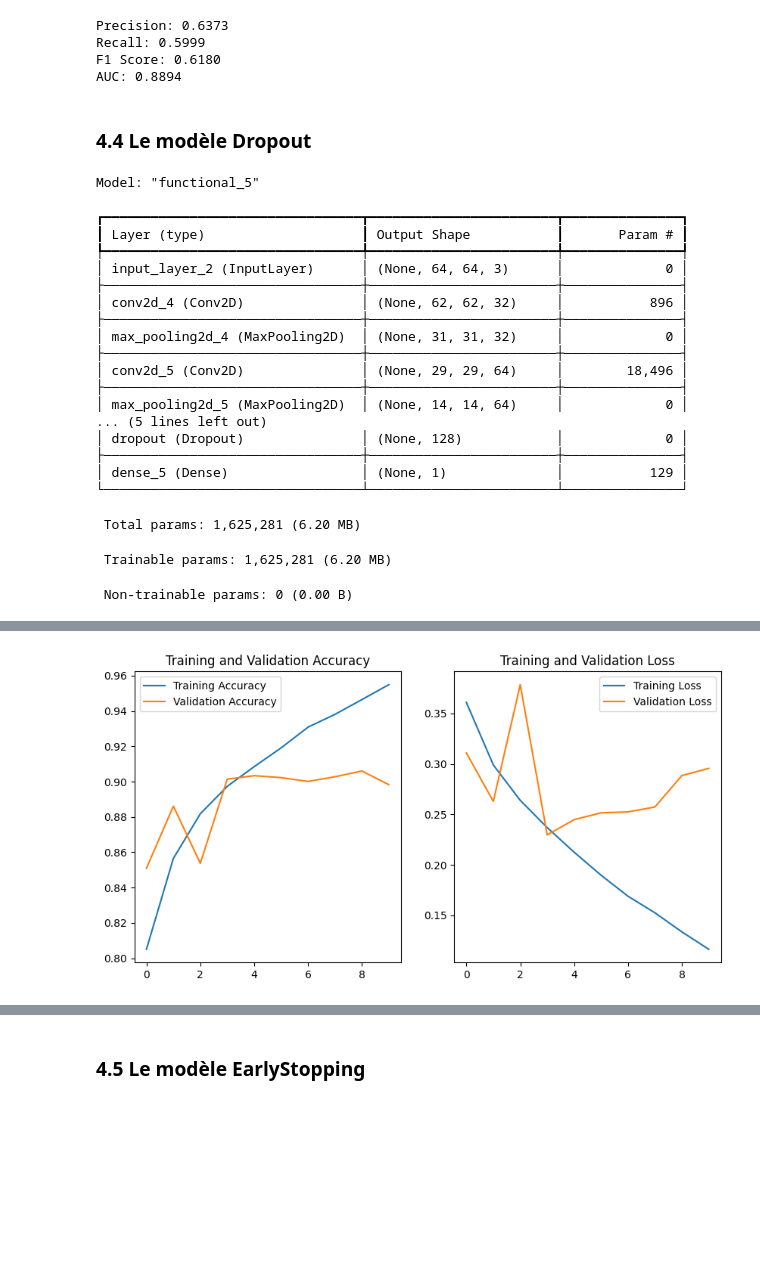
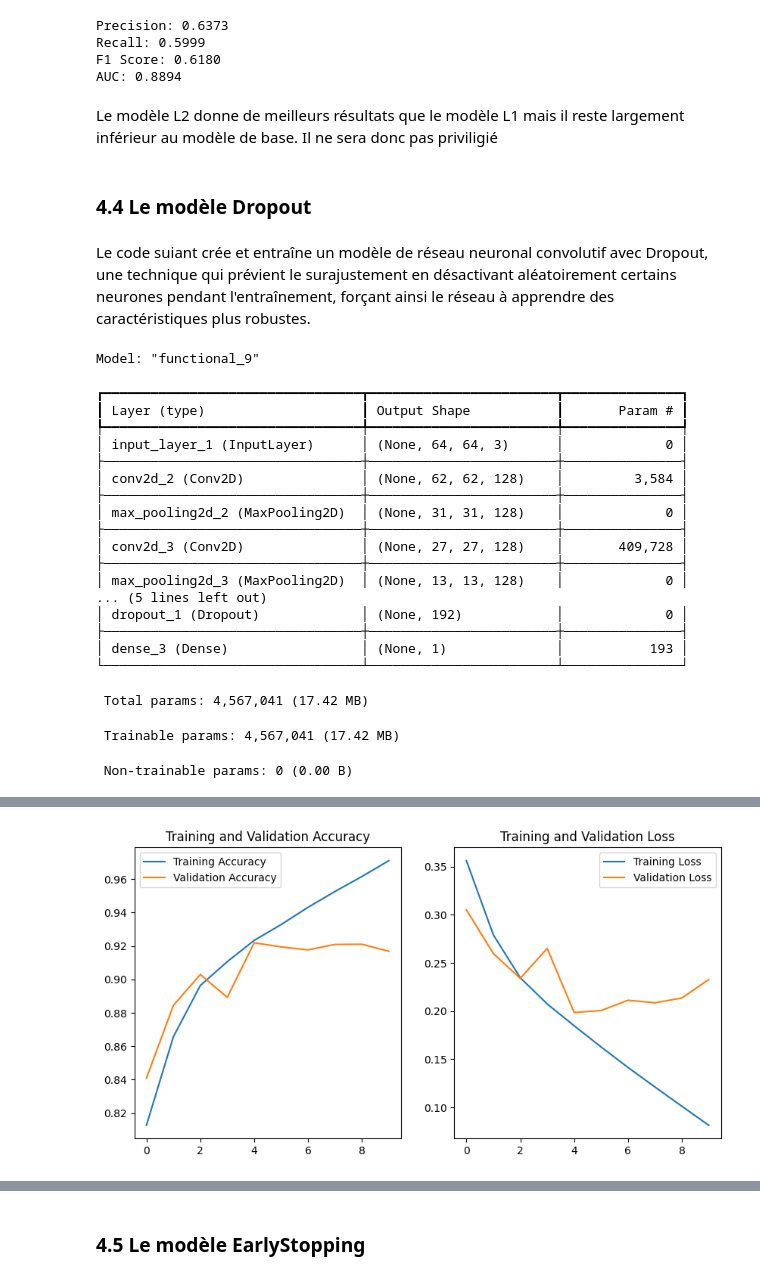
Before and after one commit to romaricDembele/projet_leyenda, a Jupyter notebook: livrable_1.ipynb, the cells around one changed output, grey strips where cells are left out. Saved outputs shown, nothing was run; the diff lists cells and outputs as text; code cells hidden in the pictures; blank space fills up the shorter version.

```diff
--- a/livrable_1.ipynb
+++ b/livrable_1.ipynb
@@ -653,24 +658,28 @@ Precision: 0.6373
 Recall: 0.5999
 F1 Score: 0.6180
 AUC: 0.8894
+# %% [markdown]
+Le modèle L2 donne de meilleurs résultats que le modèle L1 mais il reste largement inférieur au modèle de base. Il ne sera donc pas priviligié
 # %% [markdown]
 ### 4.4 Le modèle Dropout
+# %% [markdown]
+Le code suiant crée et entraîne un modèle de réseau neuronal convolutif avec Dropout, une technique qui prévient le surajustement en désactivant aléatoirement certains neurones pendant l'entraînement, forçant ainsi le réseau à apprendre des caractéristiques plus robustes.
 # %%
 def create_model(input_shape):
     inputs = Input(shape=input_shape)
-    x = Conv2D(32, 3, activation='relu')(inputs)
+    x = Conv2D(128, 3, activation='relu')(inputs)
     x = MaxPooling2D()(x)
-    x = Conv2D(64, 3, activation='relu')(x)
+    x = Conv2D(128, 5, activation='relu')(x)
     x = MaxPooling2D()(x)
     x = Flatten()(x)
-    x = Dense(128, activation='relu')(x)
-    x = Dropout(0.5)(x)
+    x = Dense(192, activation='relu')(x)
+    x = Dropout(0.4)(x)
     outputs = Dense(1, activation='sigmoid')(x)
     model_dropout = Model(inputs, outputs)
     return model_dropout
 
 model_dropout = create_model((64, 64, 3))
-model_dropout.compile(optimizer='adam',
+model_dropout.compile(optimizer=tf.keras.optimizers.Adam(learning_rate=0.00016463),
               loss='binary_crossentropy',
               metrics=['accuracy'])
 
@@ -692,25 +701,25 @@ plt.legend()
 plt.title('Training and Validation Loss')
 plt.show()
 # %% [output]
-Model: "functional_5"
+Model: "functional_9"
 ┏━━━━━━━━━━━━━━━━━━━━━━━━━━━━━━━━━┳━━━━━━━━━━━━━━━━━━━━━━━━┳━━━━━━━━━━━━━━━┓
 ┃ Layer (type)                    ┃ Output Shape           ┃       Param # ┃
 ┡━━━━━━━━━━━━━━━━━━━━━━━━━━━━━━━━━╇━━━━━━━━━━━━━━━━━━━━━━━━╇━━━━━━━━━━━━━━━┩
-│ input_layer_2 (InputLayer)      │ (None, 64, 64, 3)      │             0 │
+│ input_layer_1 (InputLayer)      │ (None, 64, 64, 3)      │             0 │
 ├─────────────────────────────────┼────────────────────────┼───────────────┤
-│ conv2d_4 (Conv2D)               │ (None, 62, 62, 32)     │           896 │
+│ conv2d_2 (Conv2D)               │ (None, 62, 62, 128)    │         3,584 │
 ├─────────────────────────────────┼────────────────────────┼───────────────┤
-│ max_pooling2d_4 (MaxPooling2D)  │ (None, 31, 31, 32)     │             0 │
+│ max_pooling2d_2 (MaxPooling2D)  │ (None, 31, 31, 128)    │             0 │
 ├─────────────────────────────────┼────────────────────────┼───────────────┤
-│ conv2d_5 (Conv2D)               │ (None, 29, 29, 64)     │        18,496 │
+│ conv2d_3 (Conv2D)               │ (None, 27, 27, 128)    │       409,728 │
 ├─────────────────────────────────┼────────────────────────┼───────────────┤
-│ max_pooling2d_5 (MaxPooling2D)  │ (None, 14, 14, 64)     │             0 │
+│ max_pooling2d_3 (MaxPooling2D)  │ (None, 13, 13, 128)    │             0 │
 ... (5 lines left out)
-│ dropout (Dropout)               │ (None, 128)            │             0 │
+│ dropout_1 (Dropout)             │ (None, 192)            │             0 │
 ├─────────────────────────────────┼────────────────────────┼───────────────┤
-│ dense_5 (Dense)                 │ (None, 1)              │           129 │
+│ dense_3 (Dense)                 │ (None, 1)              │           193 │
 └─────────────────────────────────┴────────────────────────┴───────────────┘
- Total params: 1,625,281 (6.20 MB)
+ Total params: 4,567,041 (17.42 MB)
- Trainable params: 1,625,281 (6.20 MB)
+ Trainable params: 4,567,041 (17.42 MB)
  Non-trainable params: 0 (0.00 B)
 Epoch 1/10
@@ -736,4 +745,4 @@ Epoch 10/10
-[figure, old version]
+[figure, new version]
 # %%
 y_pred_prob_dropout = []
 y_true_dropout = []
```
Also changed, not shown: parts of 25 cells of this notebook.
